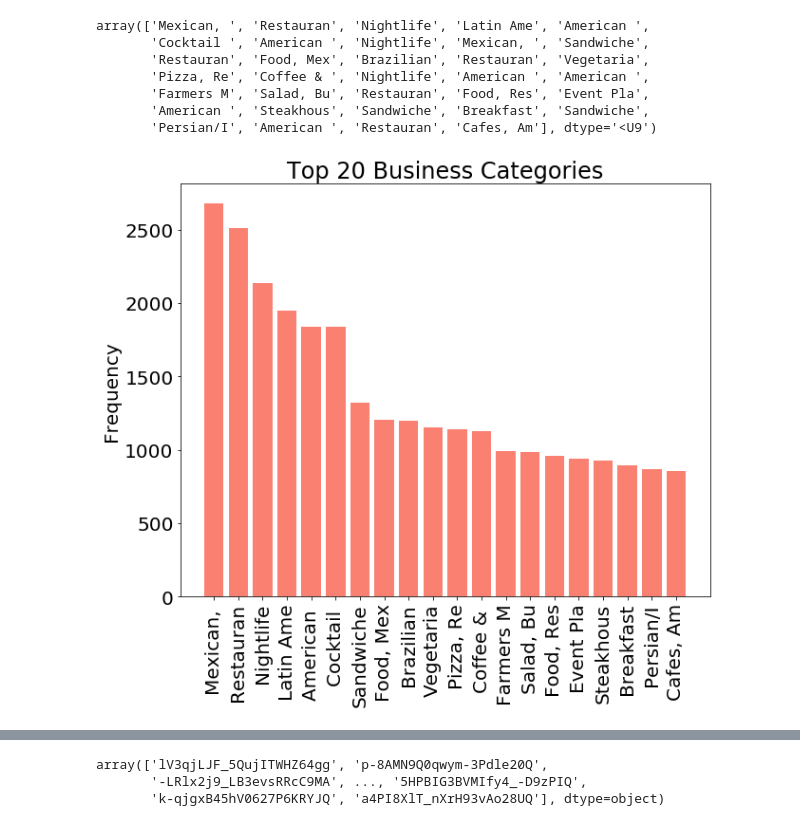
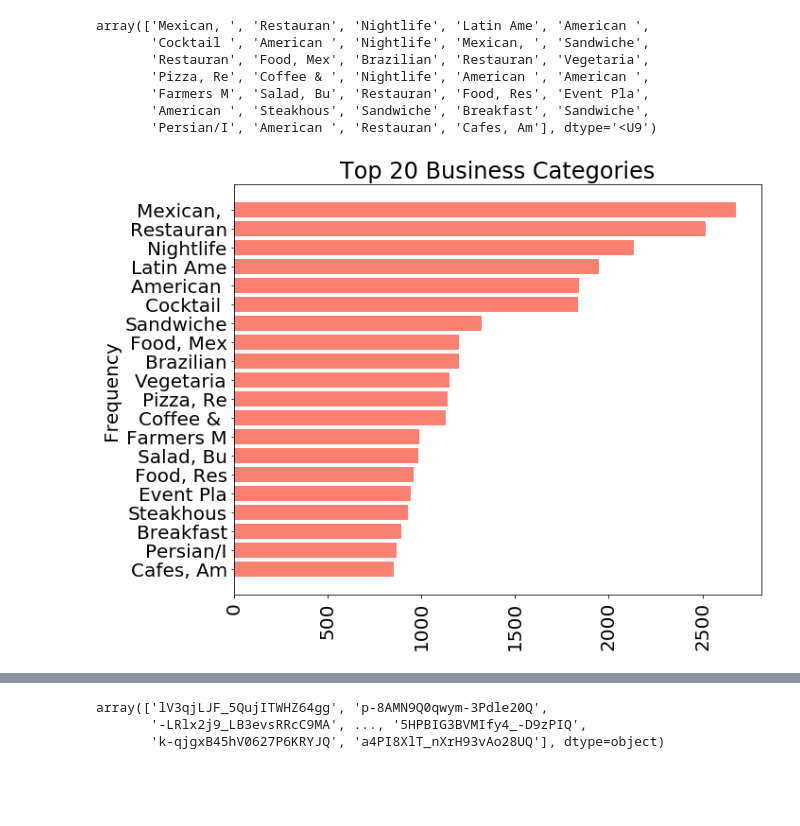
Before and after one commit to yuchild/yelp_cap3_jupyter, a Jupyter notebook: yelp_users_help_from_yelp.ipynb, the cells around one changed output, grey strips where cells are left out. Drawn from its saved outputs; the diff is of its cells as text; code cells hidden in the pictures; blank space fills up the shorter version.

```diff
--- a/yelp_users_help_from_yelp.ipynb
+++ b/yelp_users_help_from_yelp.ipynb
@@ -174,14 +170,15 @@ array(['Mexican, ', 'Restauran', 'Nightlife', 'Latin Ame', 'American ',
 # %%
 plt.figure(figsize=(10,8))
 
-plt.bar(cat_short
+plt.barh(cat_short
        , user_rev_biz_scott.categories.value_counts()[0:n].values, color='salmon')
 plt.xticks(rotation=90)
 plt.ylabel('Frequency')
+plt.gca().invert_yaxis()
 plt.title('Top 20 Business Categories');
-fig.savefig('png/top_20_biz_cat.png')
+plt.savefig('png/top_20_biz_cat.png')
 # %% [output]
-[figure, old version]
+[figure, new version]
 # %%
 all_rev_words_scott = ' '.join(user_rev_biz_scott.rev_text.str.lower())
 
```
Also changed, not shown: parts of 50 cells of this notebook, 12 other files.
